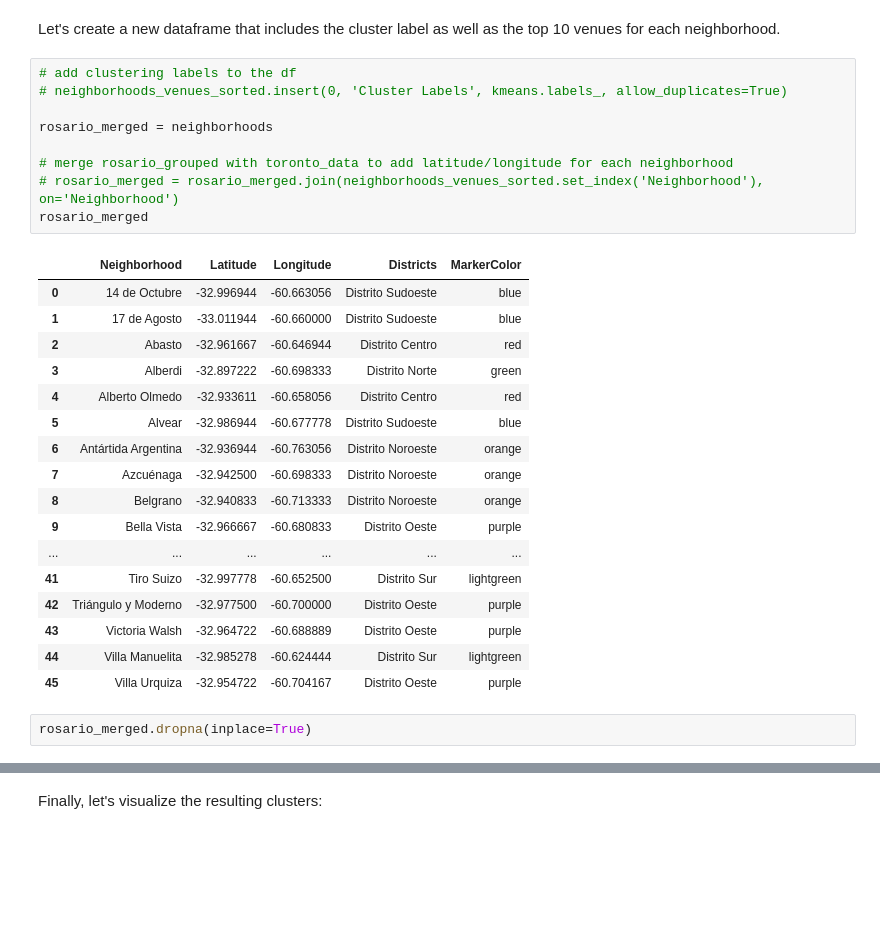
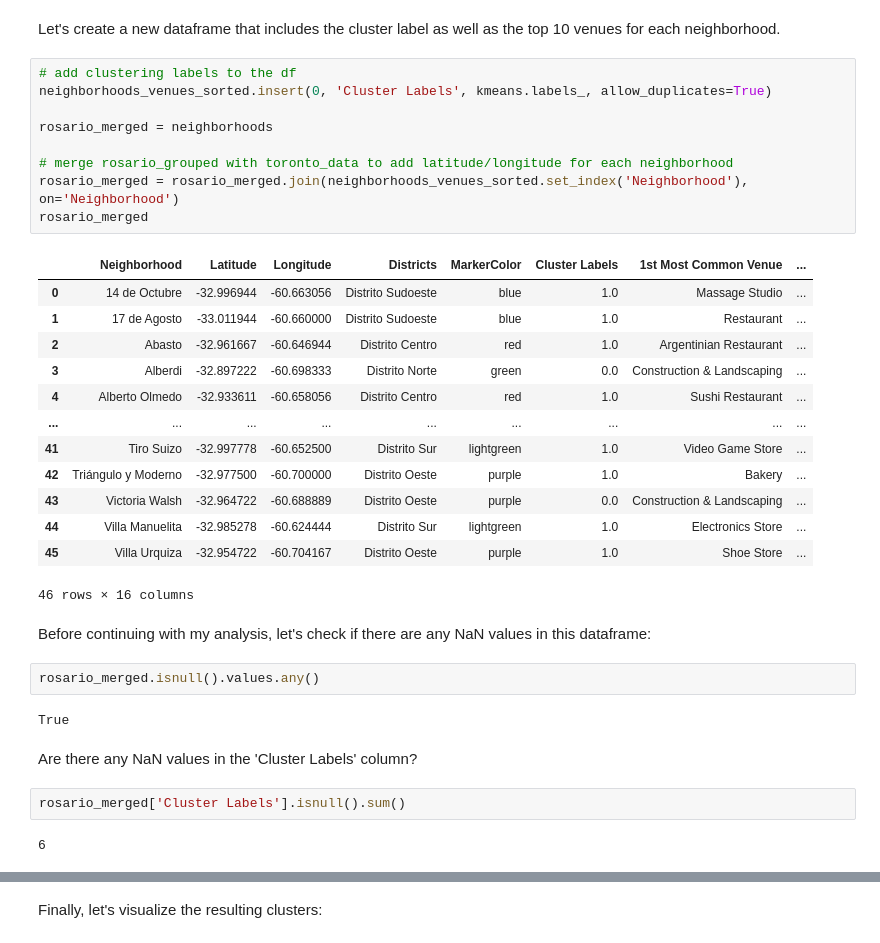
Before and after one commit to alinasansevich/Coursera_Capstone, a Jupyter notebook: Clustering-Neighborhoods-in-Rosario.ipynb, the cells around one changed output, grey strips where cells are left out. Saved outputs shown, nothing was run; the diff lists cells and outputs as text; blank space fills up the shorter version.

Commit message:
Prepared data to repeat analysis with subset.

```diff
--- a/Clustering-Neighborhoods-in-Rosario.ipynb
+++ b/Clustering-Neighborhoods-in-Rosario.ipynb
@@ -738,30 +747,36 @@ https://stats.stackexchange.com/questions/89679/what-do-you-do-when-theres-no-el
 Let's create a new dataframe that includes the cluster label as well as the top 10 venues for each neighborhood.
 # %%
 # add clustering labels to the df
-# neighborhoods_venues_sorted.insert(0, 'Cluster Labels', kmeans.labels_, allow_duplicates=True)
+neighborhoods_venues_sorted.insert(0, 'Cluster Labels', kmeans.labels_, allow_duplicates=True)
 
 rosario_merged = neighborhoods
 
 # merge rosario_grouped with toronto_data to add latitude/longitude for each neighborhood
-# rosario_merged = rosario_merged.join(neighborhoods_venues_sorted.set_index('Neighborhood'), on='Neighborhood')
+rosario_merged = rosario_merged.join(neighborhoods_venues_sorted.set_index('Neighborhood'), on='Neighborhood')
 rosario_merged
 # %% [output]
-|  | Neighborhood | Latitude | Longitude | Districts | MarkerColor |
-| 0 | 14 de Octubre | -32.996944 | -60.663056 | Distrito Sudoeste | blue |
-| 1 | 17 de Agosto | -33.011944 | -60.660000 | Distrito Sudoeste | blue |
-| 2 | Abasto | -32.961667 | -60.646944 | Distrito Centro | red |
-| 3 | Alberdi | -32.897222 | -60.698333 | Distrito Norte | green |
-| 4 | Alberto Olmedo | -32.933611 | -60.658056 | Distrito Centro | red |
-| 5 | Alvear | -32.986944 | -60.677778 | Distrito Sudoeste | blue |
-| 6 | Antártida Argentina | -32.936944 | -60.763056 | Distrito Noroeste | orange |
-| 7 | Azcuénaga | -32.942500 | -60.698333 | Distrito Noroeste | orange |
-| 8 | Belgrano | -32.940833 | -60.713333 | Distrito Noroeste | orange |
-| 9 | Bella Vista | -32.966667 | -60.680833 | Distrito Oeste | purple |
-| ... | ... | ... | ... | ... | ... |
-| 41 | Tiro Suizo | -32.997778 | -60.652500 | Distrito Sur | lightgreen |
-| 42 | Triángulo y Moderno | -32.977500 | -60.700000 | Distrito Oeste | purple |
-| 43 | Victoria Walsh | -32.964722 | -60.688889 | Distrito Oeste | purple |
-| 44 | Villa Manuelita | -32.985278 | -60.624444 | Distrito Sur | lightgreen |
-| 45 | Villa Urquiza | -32.954722 | -60.704167 | Distrito Oeste | purple |
+|  | Neighborhood | Latitude | Longitude | Districts | MarkerColor | Cluster Labels | 1st Most Common Venue | ... |
+| 0 | 14 de Octubre | -32.996944 | -60.663056 | Distrito Sudoeste | blue | 1.0 | Massage Studio | ... |
+| 1 | 17 de Agosto | -33.011944 | -60.660000 | Distrito Sudoeste | blue | 1.0 | Restaurant | ... |
+| 2 | Abasto | -32.961667 | -60.646944 | Distrito Centro | red | 1.0 | Argentinian Restaurant | ... |
+| 3 | Alberdi | -32.897222 | -60.698333 | Distrito Norte | green | 0.0 | Construction & Landscaping | ... |
+| 4 | Alberto Olmedo | -32.933611 | -60.658056 | Distrito Centro | red | 1.0 | Sushi Restaurant | ... |
+| ... | ... | ... | ... | ... | ... | ... | ... | ... |
+| 41 | Tiro Suizo | -32.997778 | -60.652500 | Distrito Sur | lightgreen | 1.0 | Video Game Store | ... |
+| 42 | Triángulo y Moderno | -32.977500 | -60.700000 | Distrito Oeste | purple | 1.0 | Bakery | ... |
+| 43 | Victoria Walsh | -32.964722 | -60.688889 | Distrito Oeste | purple | 0.0 | Construction & Landscaping | ... |
+| 44 | Villa Manuelita | -32.985278 | -60.624444 | Distrito Sur | lightgreen | 1.0 | Electronics Store | ... |
+| 45 | Villa Urquiza | -32.954722 | -60.704167 | Distrito Oeste | purple | 1.0 | Shoe Store | ... |
+46 rows × 16 columns
-# %%
-rosario_merged.dropna(inplace=True)
+# %% [markdown]
+Before continuing with my analysis, let's check if there are any NaN values in this dataframe:
+# %%
+rosario_merged.isnull().values.any()
+# %% [output]
+True
+# %% [markdown]
+Are there any NaN values in the 'Cluster Labels' column?
+# %%
+rosario_merged['Cluster Labels'].isnull().sum()
+# %% [output]
+6
```
Also changed, not shown: parts of 29 cells of this notebook.
